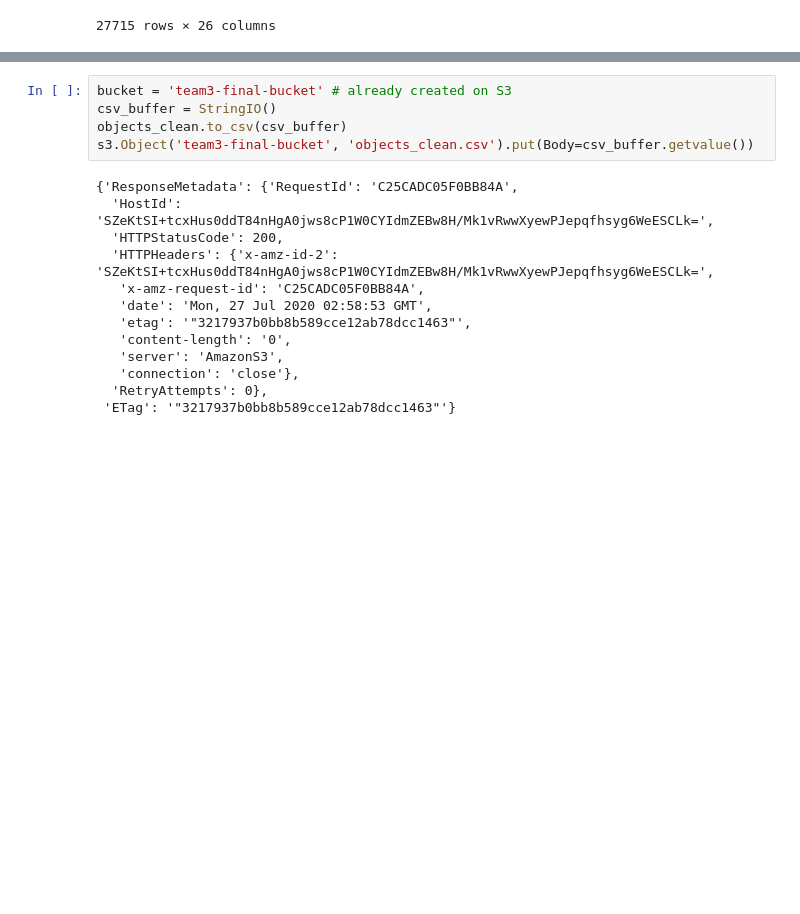
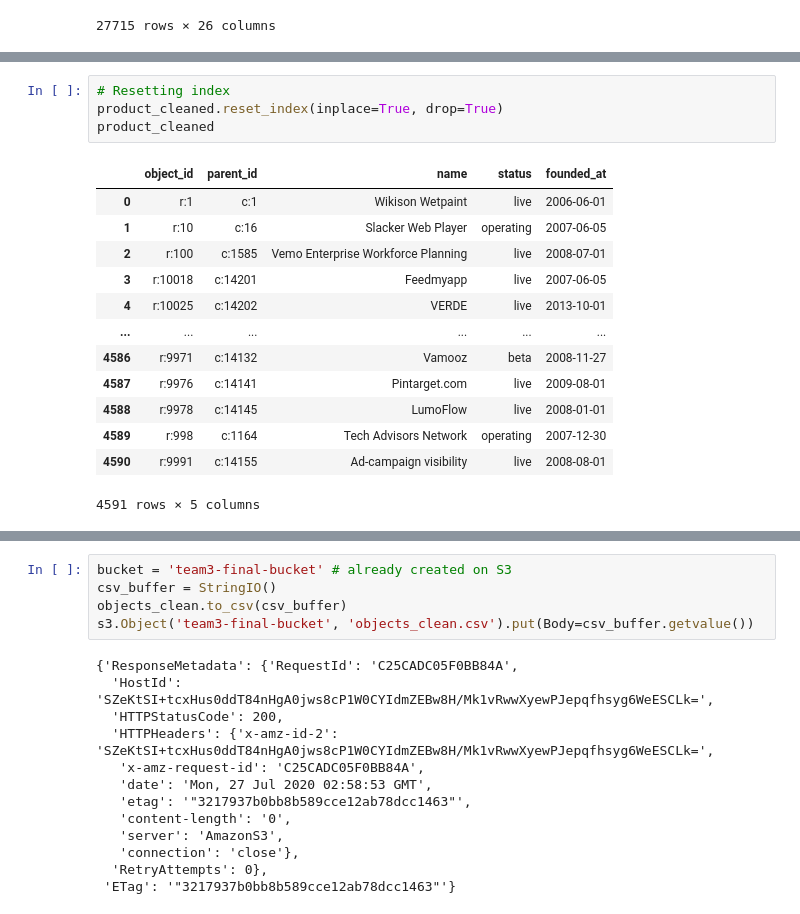
Before and after one commit to PaulIsenberg/FWIP_Venture, a Jupyter notebook: ETL_Winston_copy_transformation.ipynb, the cells around one changed output, grey strips where cells are left out. Drawn from its saved outputs; the diff is of its cells as text; blank space fills up the shorter version.

```diff
--- a/ETL_Winston_copy_transformation.ipynb
+++ b/ETL_Winston_copy_transformation.ipynb
@@ -535,0 +578,18 @@ products_clean_df
+# %%
+# Resetting index
+product_cleaned.reset_index(inplace=True, drop=True)
+product_cleaned
+# %% [output]
+|  | object_id | parent_id | name | status | founded_at |
+| 0 | r:1 | c:1 | Wikison Wetpaint | live | 2006-06-01 |
+| 1 | r:10 | c:16 | Slacker Web Player | operating | 2007-06-05 |
+| 2 | r:100 | c:1585 | Vemo Enterprise Workforce Planning | live | 2008-07-01 |
+| 3 | r:10018 | c:14201 | Feedmyapp | live | 2007-06-05 |
+| 4 | r:10025 | c:14202 | VERDE | live | 2013-10-01 |
+| ... | ... | ... | ... | ... | ... |
+| 4586 | r:9971 | c:14132 | Vamooz | beta | 2008-11-27 |
+| 4587 | r:9976 | c:14141 | Pintarget.com | live | 2009-08-01 |
+| 4588 | r:9978 | c:14145 | LumoFlow | live | 2008-01-01 |
+| 4589 | r:998 | c:1164 | Tech Advisors Network | operating | 2007-12-30 |
+| 4590 | r:9991 | c:14155 | Ad-campaign visibility | live | 2008-08-01 |
+4591 rows × 5 columns
```
Also changed, not shown: parts of 36 cells of this notebook.
